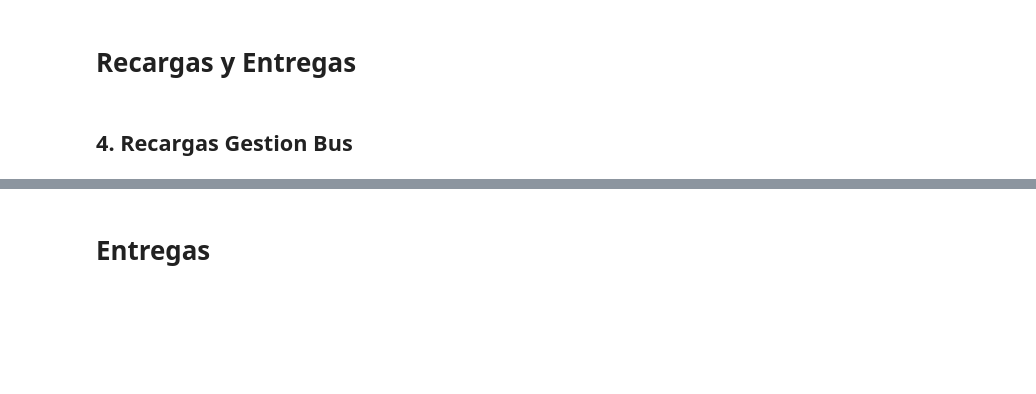
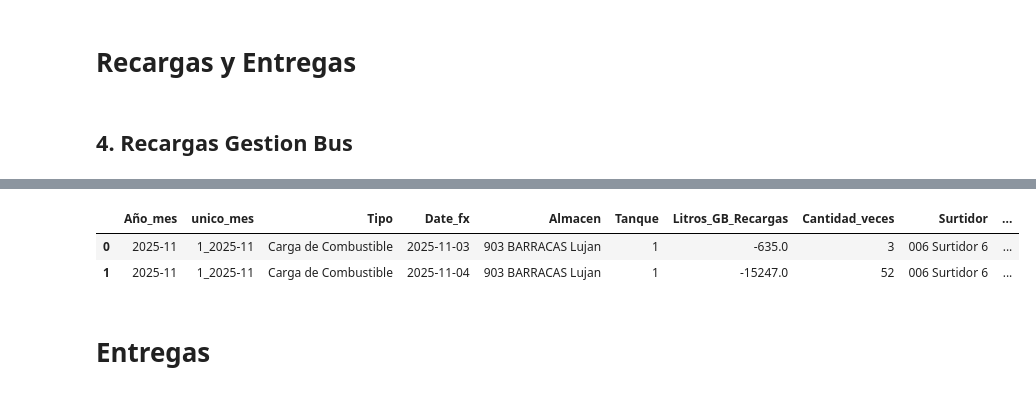
Before and after one commit to JazminPineda/analisis-combustible-telemetria, a Jupyter notebook: notebooks/Conciliacion_combustible.ipynb, the cells around one changed output, grey strips where cells are left out. Drawn from its saved outputs; the diff is of its cells as text; code cells hidden in the pictures; blank space fills up the shorter version.

```diff
--- a/notebooks/Conciliacion_combustible.ipynb
+++ b/notebooks/Conciliacion_combustible.ipynb
@@ -151,24 +80,27 @@ NameError: name 'extraer_caracter' is not defined
 # %%
 
 # Por ahora no vamos a ver como se distribuye por tanque ese va ser otro paso
 df_combustible_recargas_agrupado = df_recargas.groupby(
     ['Año_mes',  'unico_mes', 'Tipo','Date_fx', 'Almacen', 'Tanque']
 ).agg(
     Litros_GB_Recargas=('Litros', 'sum'),
     Cantidad_veces=('Litros', 'count'),
     Surtidor = ( 'Surtidor', join_unique),
     # Usuario=('Usuario', join_unique),
 
 ).reset_index()
 #df_combustible_agrupado_entregas['Date_fx'] = pd.to_datetime(df_combustible_agrupado_entregas['Date_fx'])
 
 df_combustible_recargas_agrupado['unico_almacen'] = df_combustible_recargas_agrupado['Almacen'] + '_' + df_combustible_recargas_agrupado['Tanque'].astype(str) + '_' + df_combustible_recargas_agrupado['Date_fx'].astype(str) + '_' + df_combustible_recargas_agrupado['Litros_GB_Recargas'].astype(str)
 
 
-# df_combustible_recargas_agrupado['Date_fx']  = pd.to_datetime(df_combustible_recargas_agrupado['Date_fx'],  dayfirst=True, errors='coerce').dt.normalize().astype('datetime64[ns]')
-#resumen_telemetria['Date_fx'] = pd.to_datetime(resumen_telemetria['Date_fx'])
-df_combustible_recargas_agrupado.to_excel(r"C:\Users\jpineda\Desktop\Tableros Grupo\1_OPERACIONES\2_Reporte Combustible\20_Compensacion\Kardex\2-Agrupacion-recargas_GB.xlsx", index=False)
-df_recargas.to_excel(r"C:\Users\jpineda\Desktop\Tableros Grupo\1_OPERACIONES\2_Reporte Combustible\20_Compensacion\Kardex\2-Recargas-Completo-GB.xlsx", index=False)
+df_combustible_recargas_agrupado.head(2)
+#df_combustible_recargas_agrupado.to_excel(r"C:\Users\jpineda\Desktop\Tableros Grupo\1_OPERACIONES\2_Reporte Combustible\20_Compensacion\Kardex\2-Agrupacion-recargas_GB.xlsx", index=False)
+#df_recargas.to_excel(r"C:\Users\jpineda\Desktop\Tableros Grupo\1_OPERACIONES\2_Reporte Combustible\20_Compensacion\Kardex\2-Recargas-Completo-GB.xlsx", index=False)
+# %% [output]
+|  | Año_mes | unico_mes | Tipo | Date_fx | Almacen | Tanque | Litros_GB_Recargas | Cantidad_veces | Surtidor | ... |
+| 0 | 2025-11 | 1_2025-11 | Carga de Combustible | 2025-11-03 | 903 BARRACAS Lujan | 1 | -635.0 | 3 | 006 Surtidor 6 | ... |
+| 1 | 2025-11 | 1_2025-11 | Carga de Combustible | 2025-11-04 | 903 BARRACAS Lujan | 1 | -15247.0 | 52 | 006 Surtidor 6 | ... |
 # %% [markdown]
 # Entregas
 # %%
```
Also changed, not shown: parts of 13 cells of this notebook.
